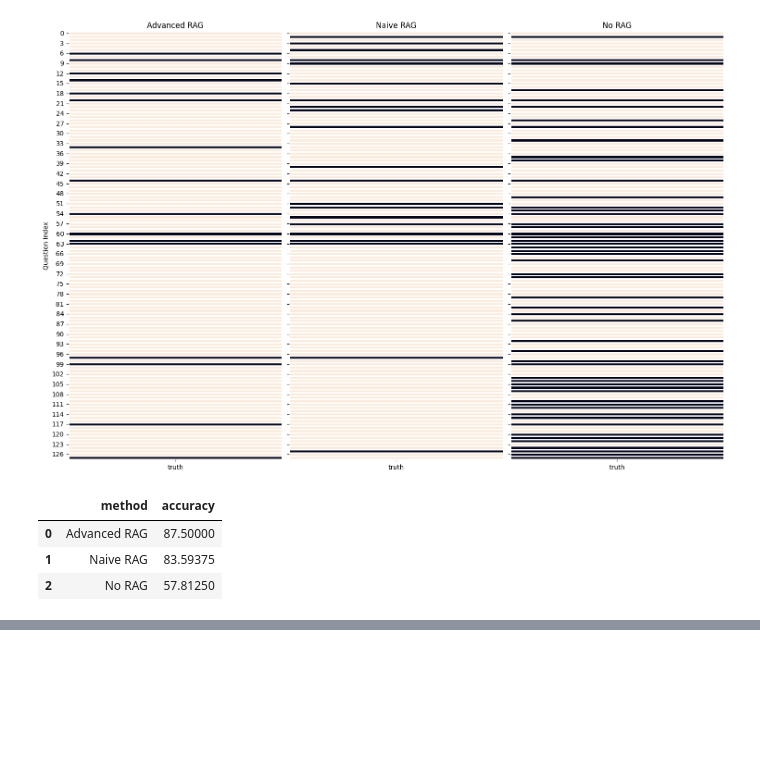
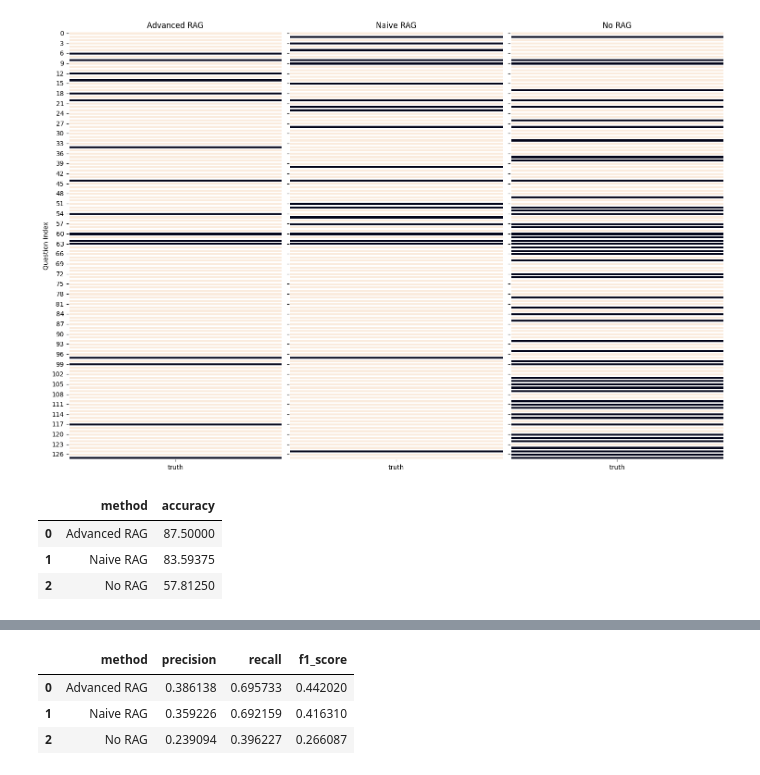
Before and after one commit to MarcusO17/RAG-FYP2024, a Jupyter notebook: src/eval/evaluation_metrics.ipynb, the cells around one changed output, grey strips where cells are left out. Saved outputs shown, nothing was run; the diff lists cells and outputs as text; code cells hidden in the pictures; blank space fills up the shorter version.

```diff
--- a/src/eval/evaluation_metrics.ipynb
+++ b/src/eval/evaluation_metrics.ipynb
@@ -98,0 +105,7 @@ sns.barplot(data=df_acc,x='method',y='accuracy')
+# %%
+df_token
+# %% [output]
+|  | method | precision | recall | f1_score |
+| 0 | Advanced RAG | 0.386138 | 0.695733 | 0.442020 |
+| 1 | Naive RAG | 0.359226 | 0.692159 | 0.416310 |
+| 2 | No RAG | 0.239094 | 0.396227 | 0.266087 |
```
Also changed, not shown: parts of 8 cells of this notebook, 2 other files.
